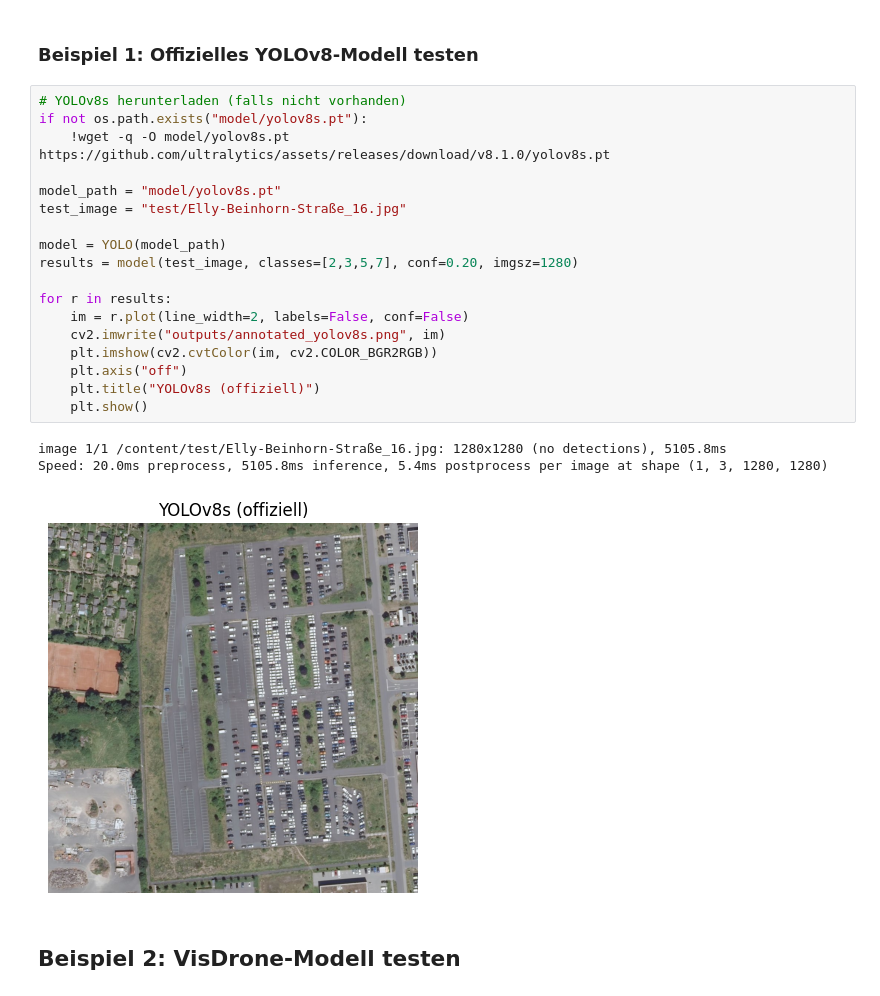
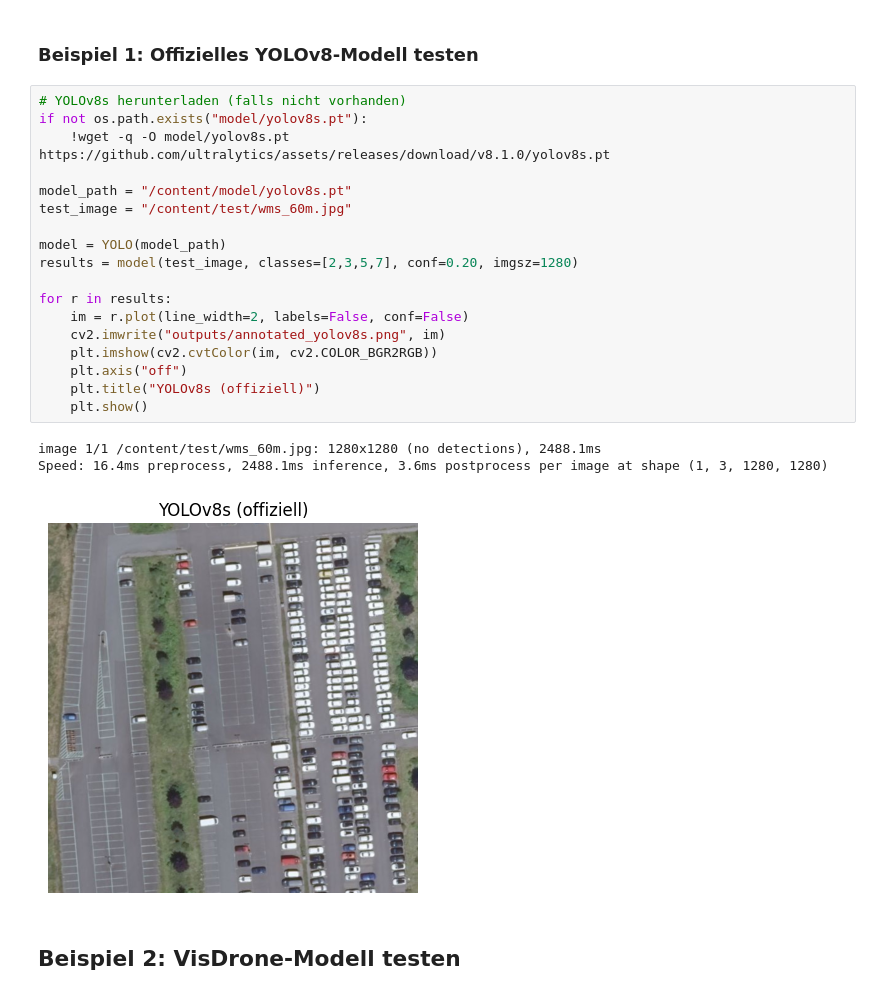
Before and after one commit to yfeng-hsm/GISProjekt25_HS_Mainz, a Jupyter notebook: detect_cars.ipynb, the cells around one changed output. Saved outputs shown, nothing was run; the diff lists cells and outputs as text.

```diff
--- a/detect_cars.ipynb
+++ b/detect_cars.ipynb
@@ -44,25 +44,25 @@ Bitte laden Sie Ihre Modelle in ./model und Testbilder in ./test
 # %%
 # YOLOv8s herunterladen (falls nicht vorhanden)
 if not os.path.exists("model/yolov8s.pt"):
     !wget -q -O model/yolov8s.pt https://github.com/ultralytics/assets/releases/download/v8.1.0/yolov8s.pt
 
-model_path = "model/yolov8s.pt"
-test_image = "test/Elly-Beinhorn-Straße_16.jpg"
+model_path = "/content/model/yolov8s.pt"
+test_image = "/content/test/wms_60m.jpg"
 
 model = YOLO(model_path)
 results = model(test_image, classes=[2,3,5,7], conf=0.20, imgsz=1280)
 
 for r in results:
     im = r.plot(line_width=2, labels=False, conf=False)
     cv2.imwrite("outputs/annotated_yolov8s.png", im)
     plt.imshow(cv2.cvtColor(im, cv2.COLOR_BGR2RGB))
     plt.axis("off")
     plt.title("YOLOv8s (offiziell)")
     plt.show()
 # %% [output]
-image 1/1 /content/test/Elly-Beinhorn-Straße_16.jpg: 1280x1280 (no detections), 5105.8ms
-Speed: 20.0ms preprocess, 5105.8ms inference, 5.4ms postprocess per image at shape (1, 3, 1280, 1280)
+image 1/1 /content/test/wms_60m.jpg: 1280x1280 (no detections), 2488.1ms
+Speed: 16.4ms preprocess, 2488.1ms inference, 3.6ms postprocess per image at shape (1, 3, 1280, 1280)
-[figure, old version]
+[figure, new version]
 # %% [markdown]
 ## Beispiel 2: VisDrone-Modell testen
 # %%
```
Also changed, not shown: parts of 4 cells of this notebook, 1 other file.
